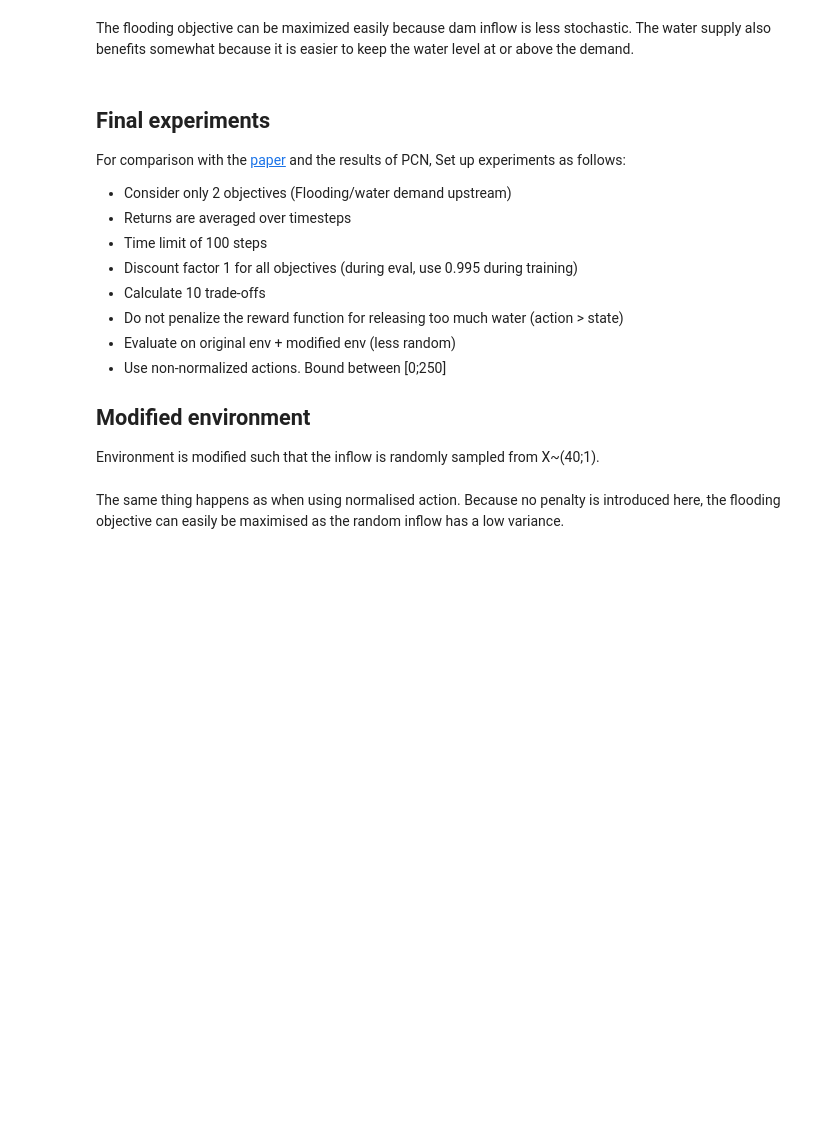
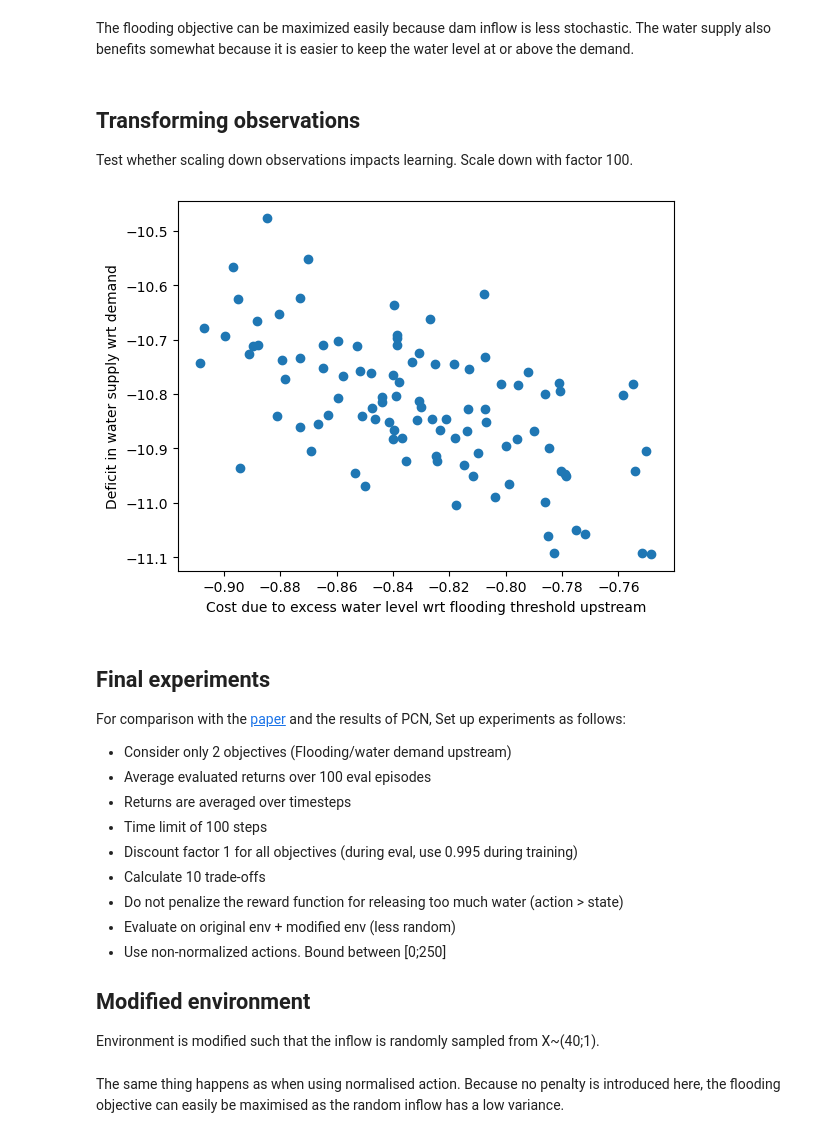
Before and after one commit to liammertens/water-resource-management, a Jupyter notebook: GPI/main.ipynb, the cells around one changed output. Cells and saved outputs as stored; diff of their text form; code cells hidden in the pictures; blank space fills up the shorter version.

```diff
--- a/GPI/main.ipynb
+++ b/GPI/main.ipynb
@@ -285,3 +197,7 @@ plot_pf('./2obj_lessVariance.csv')
 [figure]
 # %% [markdown]
 The flooding objective can be maximized easily because dam inflow is less stochastic. The water supply also benefits somewhat because it is easier to keep the water level at or above the demand.
+# %% [markdown]
+## Transforming observations
+
+Test whether scaling down observations impacts learning. Scale down with factor 100.
@@ -288,8 +214,13 @@ The flooding objective can be maximized easily because dam inflow is less stocha
+# %%
+plot_pf('./2obj_obsScaled.csv')
+# %% [output]
+[figure, added]
 # %% [markdown]
 ## Final experiments
 
 For comparison with the [paper](https://iwaponline.com/jh/article/15/2/258/3425/Tree-based-fitted-Q-iteration-for-multi-objective) and the results of PCN, Set up experiments as follows:
 - Consider only 2 objectives (Flooding/water demand upstream)
+- Average evaluated returns over 100 eval episodes
 - Returns are averaged over timesteps
 - Time limit of 100 steps
 - Discount factor 1 for all objectives (during eval, use 0.995 during training)
```
Also changed, not shown: parts of 17 cells of this notebook, 2 other files.
